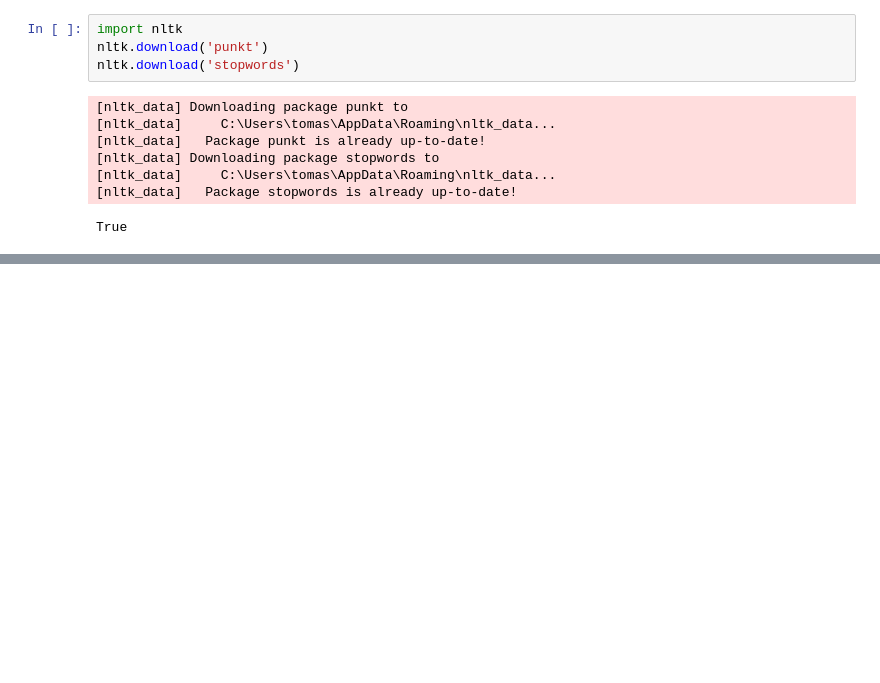
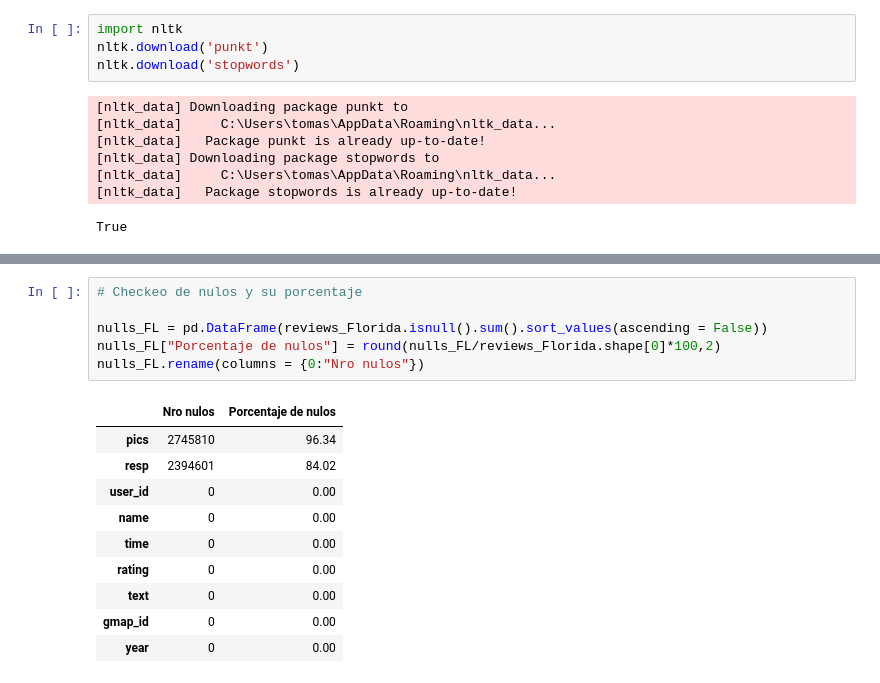
Before and after one commit to Constanzafl/Proyecto_Final, a Jupyter notebook: Sprint 2/EDA/EDA ESTADOS/EDA_Florida.ipynb, the cells around one changed output, grey strips where cells are left out. Saved outputs shown, nothing was run; the diff lists cells and outputs as text; blank space fills up the shorter version.

```diff
--- a/Sprint 2/EDA/EDA ESTADOS/EDA_Florida.ipynb
+++ b/Sprint 2/EDA/EDA ESTADOS/EDA_Florida.ipynb
@@ -212,0 +213,17 @@ plt.show()
+# %%
+# Checkeo de nulos y su porcentaje
+
+nulls_FL = pd.DataFrame(reviews_Florida.isnull().sum().sort_values(ascending = False))
+nulls_FL["Porcentaje de nulos"] = round(nulls_FL/reviews_Florida.shape[0]*100,2)
+nulls_FL.rename(columns = {0:"Nro nulos"})
+# %% [output]
+|  | Nro nulos | Porcentaje de nulos |
+| pics | 2745810 | 96.34 |
+| resp | 2394601 | 84.02 |
+| user_id | 0 | 0.00 |
+| name | 0 | 0.00 |
+| time | 0 | 0.00 |
+| rating | 0 | 0.00 |
+| text | 0 | 0.00 |
+| gmap_id | 0 | 0.00 |
+| year | 0 | 0.00 |
```
Also changed, not shown: parts of 1 cell of this notebook, 1 other file.
